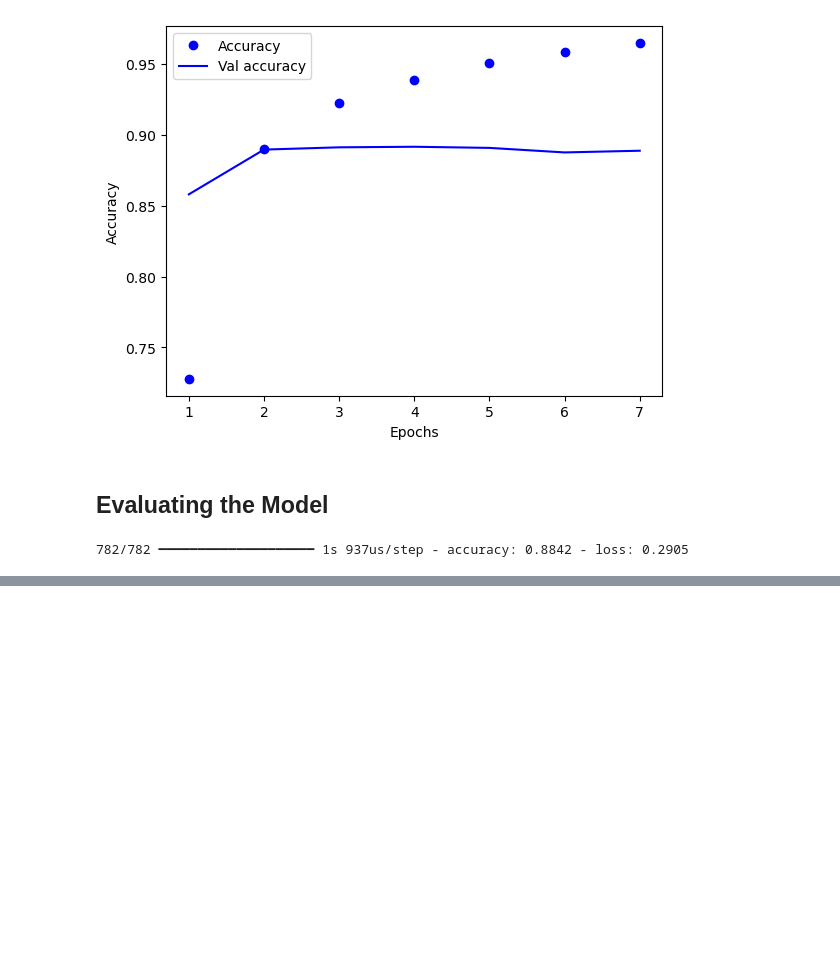
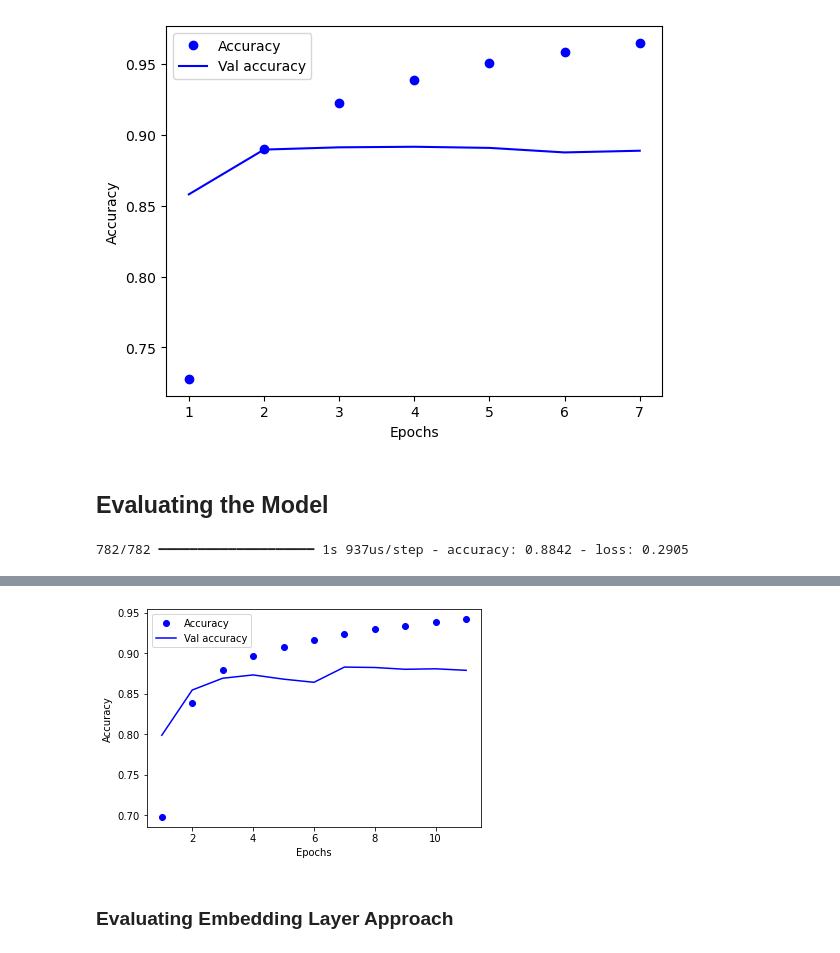
Before and after one commit to Mobeen0/Data_Science_Projects, a Jupyter notebook: IMDB_sentiment_analysis.ipynb, the cells around one changed output, grey strips where cells are left out. Drawn from its saved outputs; the diff is of its cells as text; code cells hidden in the pictures; blank space fills up the shorter version.

Commit message:
embdding layer approach added

```diff
--- a/IMDB_review_analysis.ipynb
+++ b/IMDB_sentiment_analysis.ipynb
@@ -111,0 +125,6 @@ loss, accuracy = model.evaluate(X_test,y_test)
+# %%
+encoder = info.features['text'].encoder
+# %%
+padded_shapes = ([None],())
+train_batches = train_data.shuffle(1000).padded_batch(10, padded_shapes = padded_shapes)
+test_batches = test_data.shuffle(1000).padded_batch(10, padded_shapes = padded_shapes)
@@ -111,0 +134,11 @@ loss, accuracy = model.evaluate(X_test,y_test)
+# %%
+embedding_dim = 16
+
+model2 = Sequential()
+model2.add(Embedding(input_dim = encoder.vocab_size, output_dim = embedding_dim))
+model2.add(GlobalAveragePooling1D())
+model2.add(Dense(1,activation='sigmoid'))
+
+model2.compile(optimizer = 'adam',loss = 'binary_crossentropy', metrics= ['accuracy'])
+
+model2.summary()
@@ -111,0 +160,3 @@ loss, accuracy = model.evaluate(X_test,y_test)
+# %%
+history = model2.fit(train_batches, epochs = 11,validation_data = test_batches)
+history.history.keys()
@@ -111,0 +182,13 @@ loss, accuracy = model.evaluate(X_test,y_test)
+# %%
+total_epochs_run = [i for i in range(1,12)]
+plt.plot(total_epochs_run,history.history['accuracy'], 'bo',label = 'Accuracy')
+plt.plot(total_epochs_run,history.history['val_accuracy'], 'b',label = 'Val accuracy')
+
+plt.xlabel('Epochs')
+plt.ylabel('Accuracy')
+plt.legend()
+plt.show()
+# %% [output]
+[figure, added]
+# %% [markdown]
+### Evaluating Embedding Layer Approach
```
Also changed, not shown: parts of 8 cells of this notebook.
